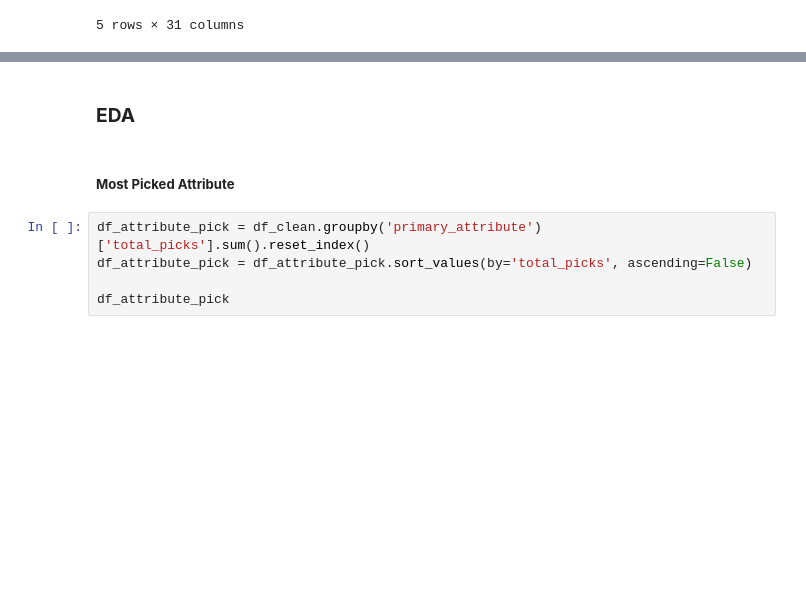
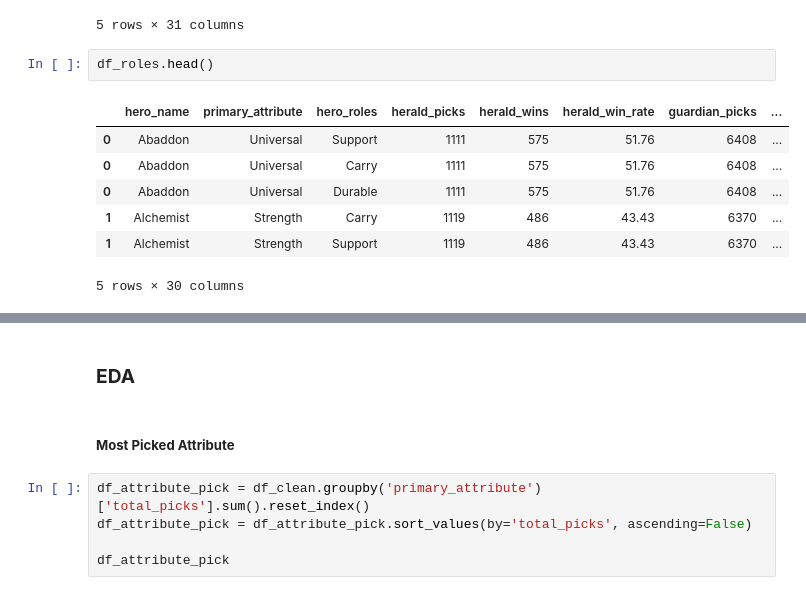
Before and after one commit to riowinarno/dota-2-hero-pick-eda-project, a Jupyter notebook: notebook.ipynb, the cells around one changed output, grey strips where cells are left out. Saved outputs shown, nothing was run; the diff lists cells and outputs as text; blank space fills up the shorter version.

```diff
--- a/notebook.ipynb
+++ b/notebook.ipynb
@@ -372,3 +399,13 @@ df_clean.head()
 | 3 | Anti-Mage | Agility | Carry, Escape, Nuker | 3765 | 1818 | 48.29 | 22050 | ... |
 | 4 | Arc Warden | Agility | Carry, Escape, Nuker | 1448 | 704 | 48.62 | 8047 | ... |
 5 rows × 31 columns
+# %%
+df_roles.head()
+# %% [output]
+|  | hero_name | primary_attribute | hero_roles | herald_picks | herald_wins | herald_win_rate | guardian_picks | ... |
+| 0 | Abaddon | Universal | Support | 1111 | 575 | 51.76 | 6408 | ... |
+| 0 | Abaddon | Universal | Carry | 1111 | 575 | 51.76 | 6408 | ... |
+| 0 | Abaddon | Universal | Durable | 1111 | 575 | 51.76 | 6408 | ... |
+| 1 | Alchemist | Strength | Carry | 1119 | 486 | 43.43 | 6370 | ... |
+| 1 | Alchemist | Strength | Support | 1119 | 486 | 43.43 | 6370 | ... |
+5 rows × 30 columns
```
Also changed, not shown: parts of 15 cells of this notebook.
